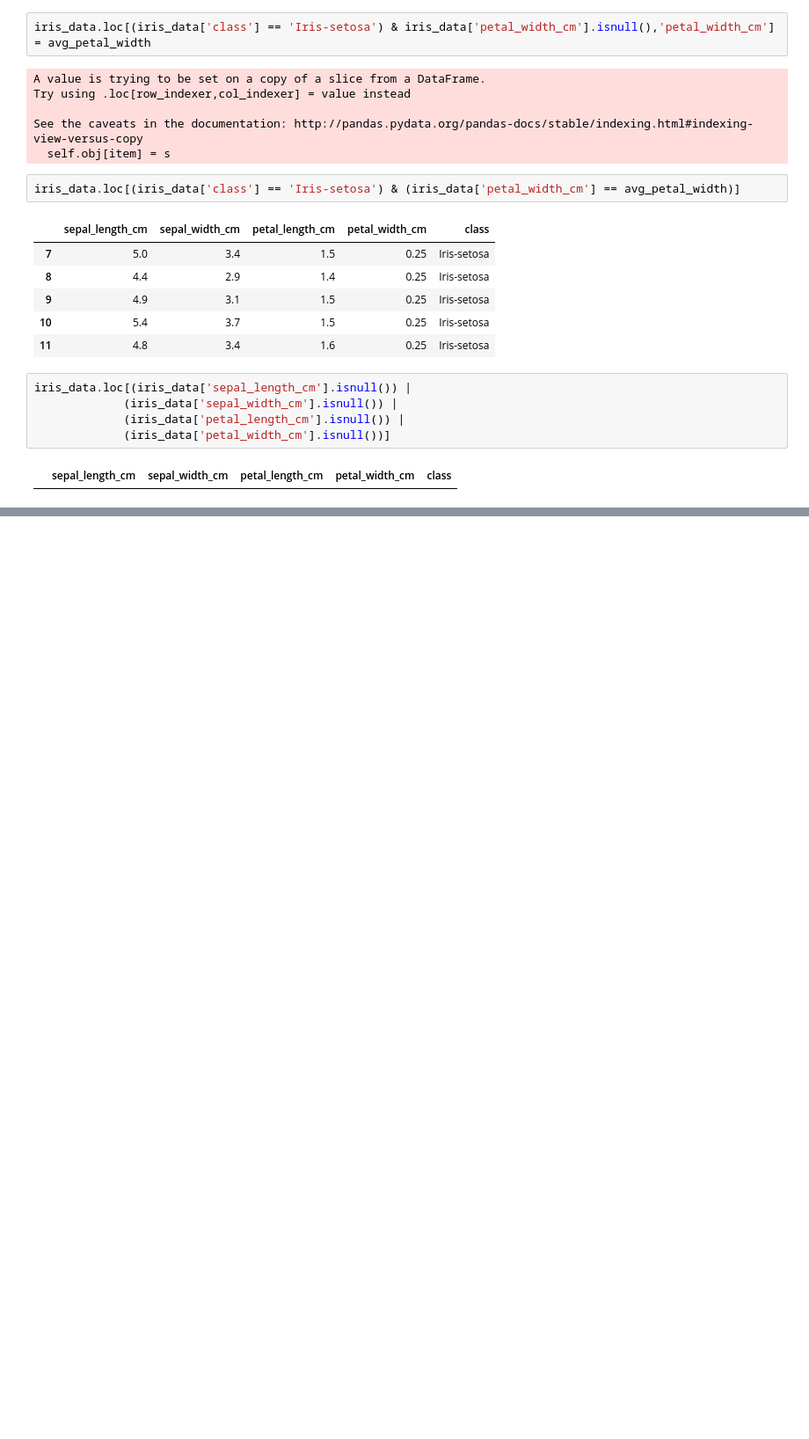
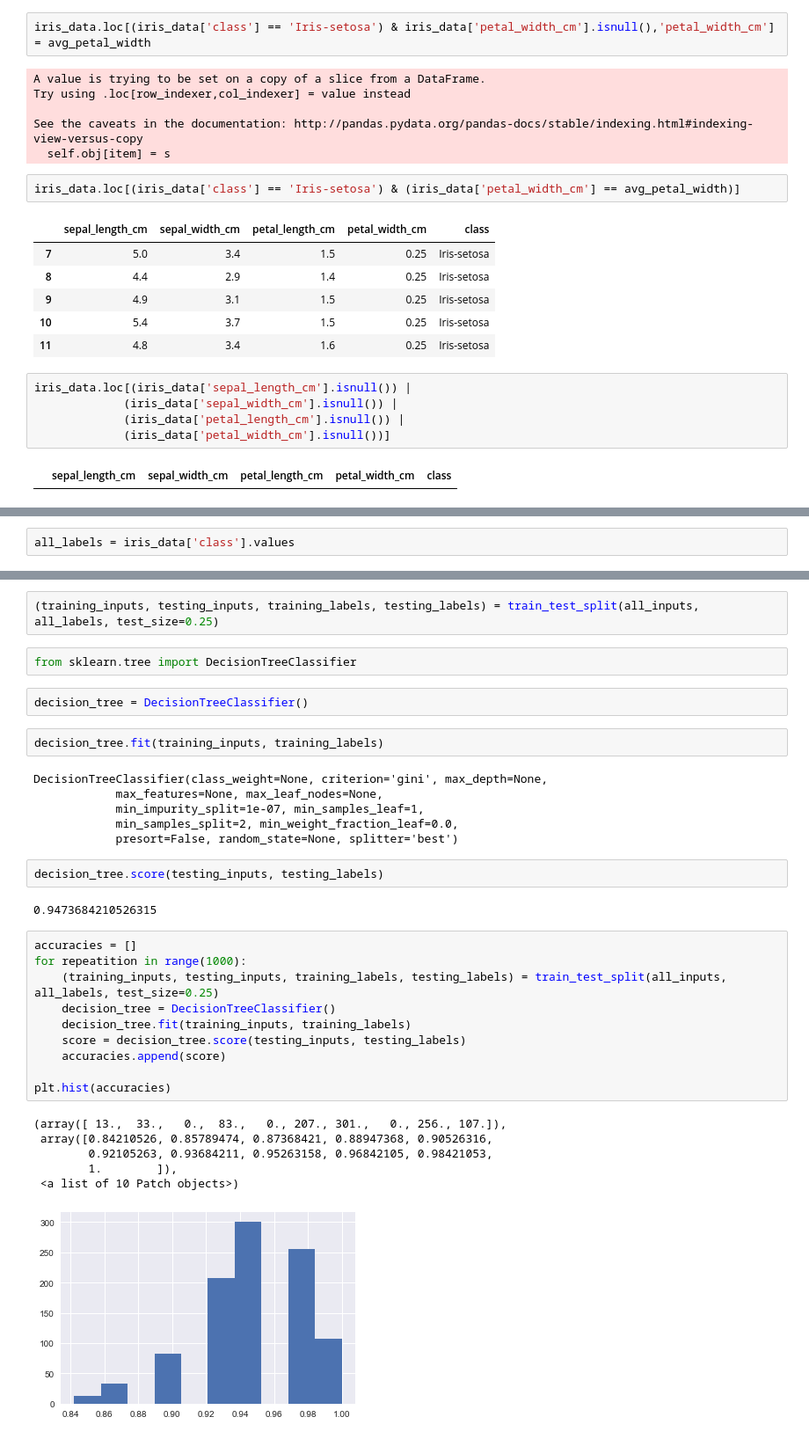
Before and after one commit to Muhammd-Hamza-Sabir/Data-Science-Projects, a Jupyter notebook: Iris Data Set/notebook 1.ipynb, the cells around one changed output, grey strips where cells are left out. Shown at 88% size. Saved outputs shown, nothing was run; the diff lists cells and outputs as text; blank space fills up the shorter version.

```diff
--- a/Iris Data Set/notebook 1.ipynb
+++ b/Iris Data Set/notebook 1.ipynb
@@ -102,0 +178,2 @@ iris_data.loc[(iris_data['sepal_length_cm'].isnull()) |
+# %%
+all_labels = iris_data['class'].values
@@ -102,0 +188,35 @@ iris_data.loc[(iris_data['sepal_length_cm'].isnull()) |
+# %%
+(training_inputs, testing_inputs, training_labels, testing_labels) = train_test_split(all_inputs, all_labels, test_size=0.25)
+# %%
+from sklearn.tree import DecisionTreeClassifier
+# %%
+decision_tree = DecisionTreeClassifier()
+# %%
+decision_tree.fit(training_inputs, training_labels)
+# %% [output]
+DecisionTreeClassifier(class_weight=None, criterion='gini', max_depth=None,
+            max_features=None, max_leaf_nodes=None,
+            min_impurity_split=1e-07, min_samples_leaf=1,
+            min_samples_split=2, min_weight_fraction_leaf=0.0,
+            presort=False, random_state=None, splitter='best')
+# %%
+decision_tree.score(testing_inputs, testing_labels)
+# %% [output]
+0.9473684210526315
+# %%
+accuracies = []
+for repeatition in range(1000):
+    (training_inputs, testing_inputs, training_labels, testing_labels) = train_test_split(all_inputs, all_labels, test_size=0.25)
+    decision_tree = DecisionTreeClassifier()
+    decision_tree.fit(training_inputs, training_labels)
+    score = decision_tree.score(testing_inputs, testing_labels)
+    accuracies.append(score)
+
+plt.hist(accuracies)
+# %% [output]
+(array([ 13.,  33.,   0.,  83.,   0., 207., 301.,   0., 256., 107.]),
+ array([0.84210526, 0.85789474, 0.87368421, 0.88947368, 0.90526316,
+        0.92105263, 0.93684211, 0.95263158, 0.96842105, 0.98421053,
+        1.        ]),
+ <a list of 10 Patch objects>)
+[figure, added]
```
Also changed, not shown: parts of 16 cells of this notebook, 1 other file.
